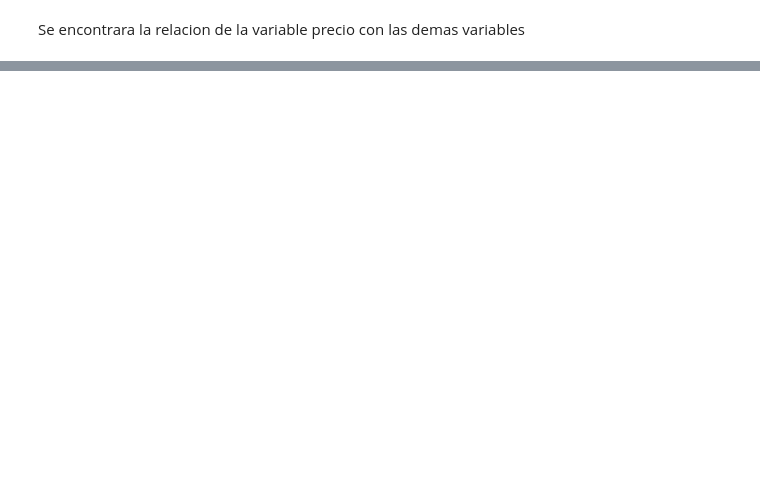
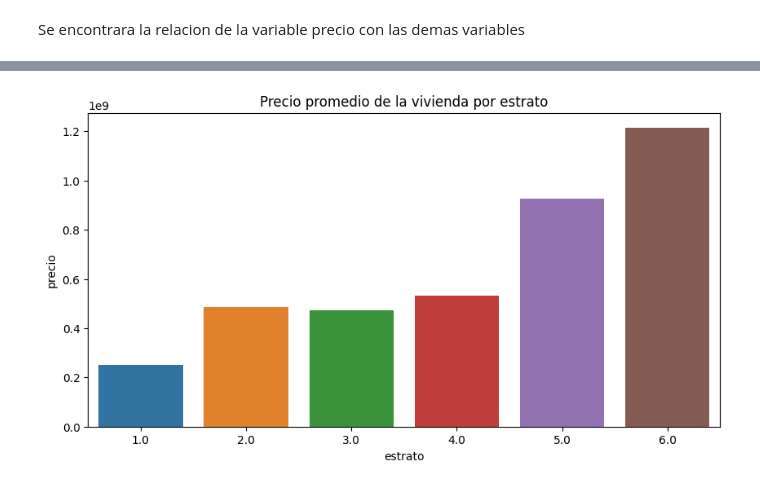
Before and after one commit to juanguzman2/Analisis-del-precio-de-las-viviendas-en-el-oriente-antioqueno, a Jupyter notebook: Script/Analisis exploratorio/Analisis_precio.ipynb, the cells around one changed output, grey strips where cells are left out. Drawn from its saved outputs; the diff is of its cells as text; code cells hidden in the pictures; blank space fills up the shorter version.

```diff
--- a/Script/Analisis exploratorio/Analisis_precio.ipynb
+++ b/Script/Analisis exploratorio/Analisis_precio.ipynb
@@ -94,0 +115,8 @@ Se encontrara la relacion de la variable precio con las demas variables
+# %%
+df_promedioestrato = dfp.groupby('estrato')['precio'].mean().reset_index()
+fig, ax = plt.subplots(figsize=(10, 5)) # Tamaño de la figura (ancho, alto)
+ax=sns.barplot(x='estrato', y='precio', data=df_promedioestrato)
+ax.set_title('Precio promedio de la vivienda por estrato')
+plt.show()
+# %% [output]
+[figure, added]
```
Also changed, not shown: parts of 18 cells of this notebook.
